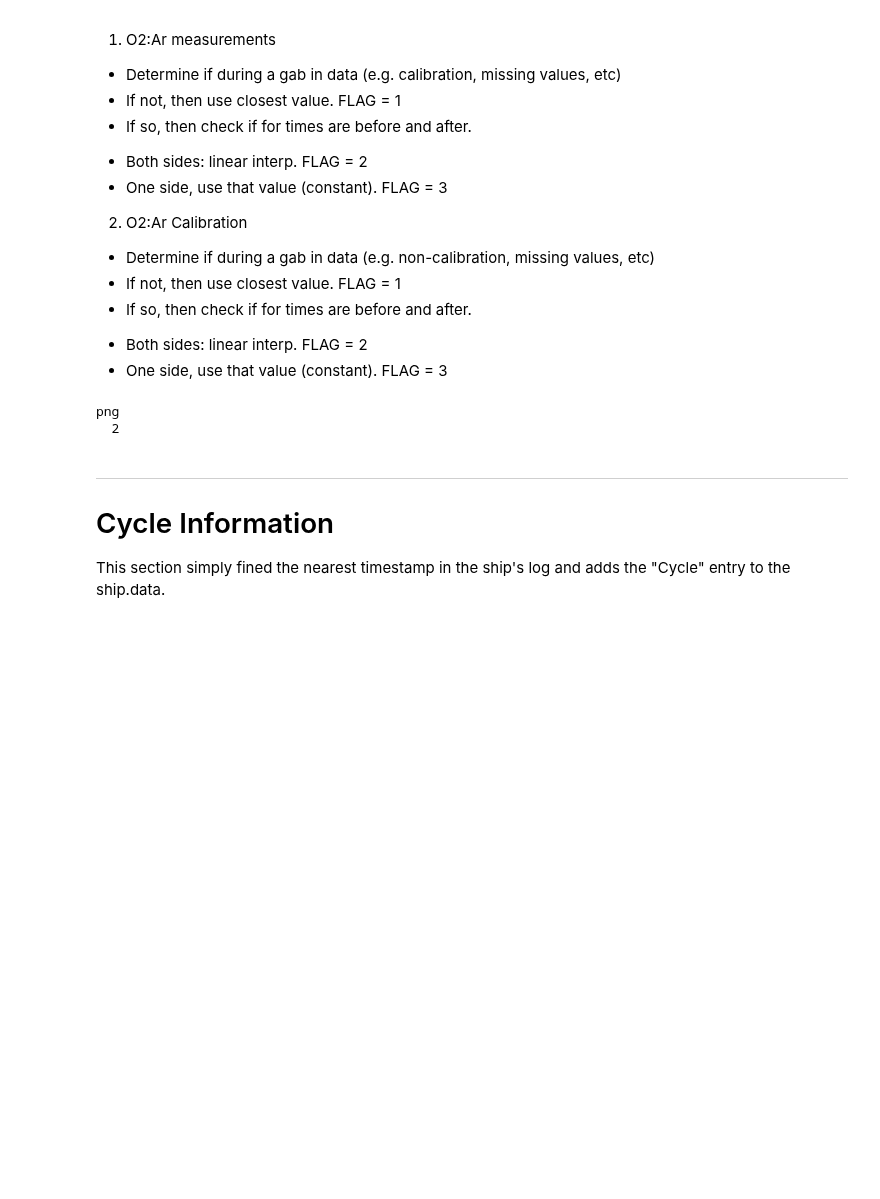
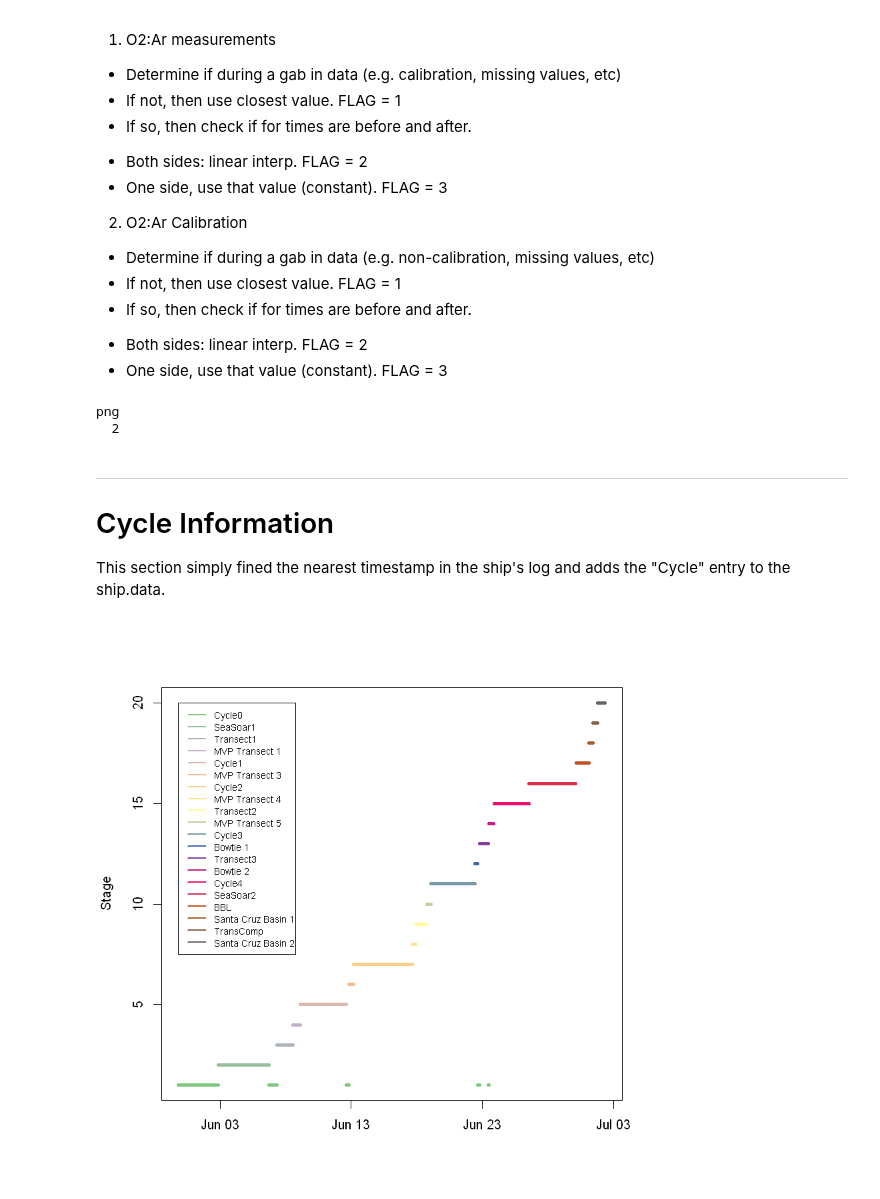
Before and after one commit to tbrycekelly/MIMS-TBK, a Jupyter notebook: Main Data Merge.ipynb, the cells around one changed output. Saved outputs shown, nothing was run; the diff lists cells and outputs as text; code cells hidden in the pictures; blank space fills up the shorter version.

```diff
--- a/Main Data Merge.ipynb
+++ b/Main Data Merge.ipynb
@@ -36,8 +36,25 @@ library(ncdf4)  # For reading in the NCEP wind fields
 library(openxlsx)  # If you need to read in .xlsx files
 #library(rNOMADS)  # For reading grib2 data files (NOMADS data for instance)
 #library(rGDAL)  #
+library(RColorBrewer)
 
 ## Helper function for converting the date time stamps.
 conv_excel_time = function(x, tz='US/Pacific') {
     as.POSIXct(as.Date(x,origin="1899-12-30", tz=tz))
 }
+
+get.qual.pal = function(n=100, pal='Accent') {
+    colorRampPalette(brewer.pal(8, pal))(n)
+}
+
+get.seq.pal = function(n=100, pal='YlOrRd') {
+    colorRampPalette(rev(brewer.pal(11, pal)))(n)
+}
+
+get.div.pal = function(n=100, pal='Spectral') {
+    colorRampPalette(rev(brewer.pal(11, pal)))(n)
+}
+
+make.div.pal = function(x=100, n, pal='Spectral') {
+    get.div.pal(n, pal=pal)[as.numeric(cut(x, breaks = n))]
+}
@@ -917,6 +927,18 @@ for (i in 1:nrow(ship.data)) {
     dt = abs(as.numeric(difftime(ship.data$DT[i], cycles$Datetime.UTC, unit='mins')))
     ship.data$Cycle[i] = cycles$Cycle[which.min(dt)]
 }
+# %%
+#pdf('Output/Sequence ofEvents.pdf')
+
+l = unique(ship.data$Cycle)
+cols = sapply(ship.data$Cycle, function(x) {which(l == x)} )
+
+plot(ship.data$DT, cols, col=get.qual.pal(length(l))[cols], pch=16, cex=0.5, ylab='Stage', xlab='')
+legend(ship.data$DT[1], length(l), l, col=get.qual.pal(length(l)), lwd=2, cex=0.7)
+
+#dev.off()
+# %% [output]
+[figure, added]
 # %%
 save(ship.data, file='./RStates/ship.final.rdata')
 write.xlsx(ship.data, file='./Input Data/Shipdata - Final.xlsx')
```
Also changed, not shown: parts of 2 cells of this notebook, 2 other files.
